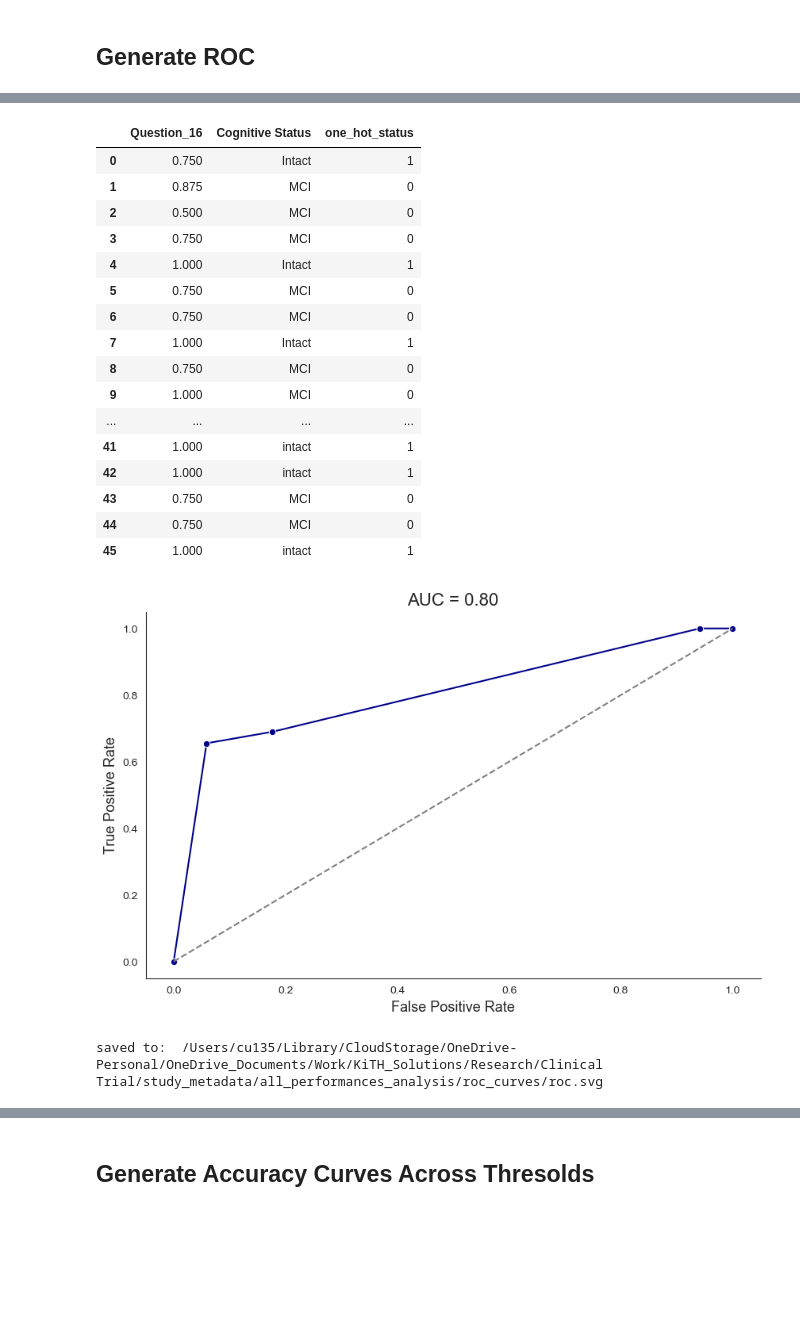
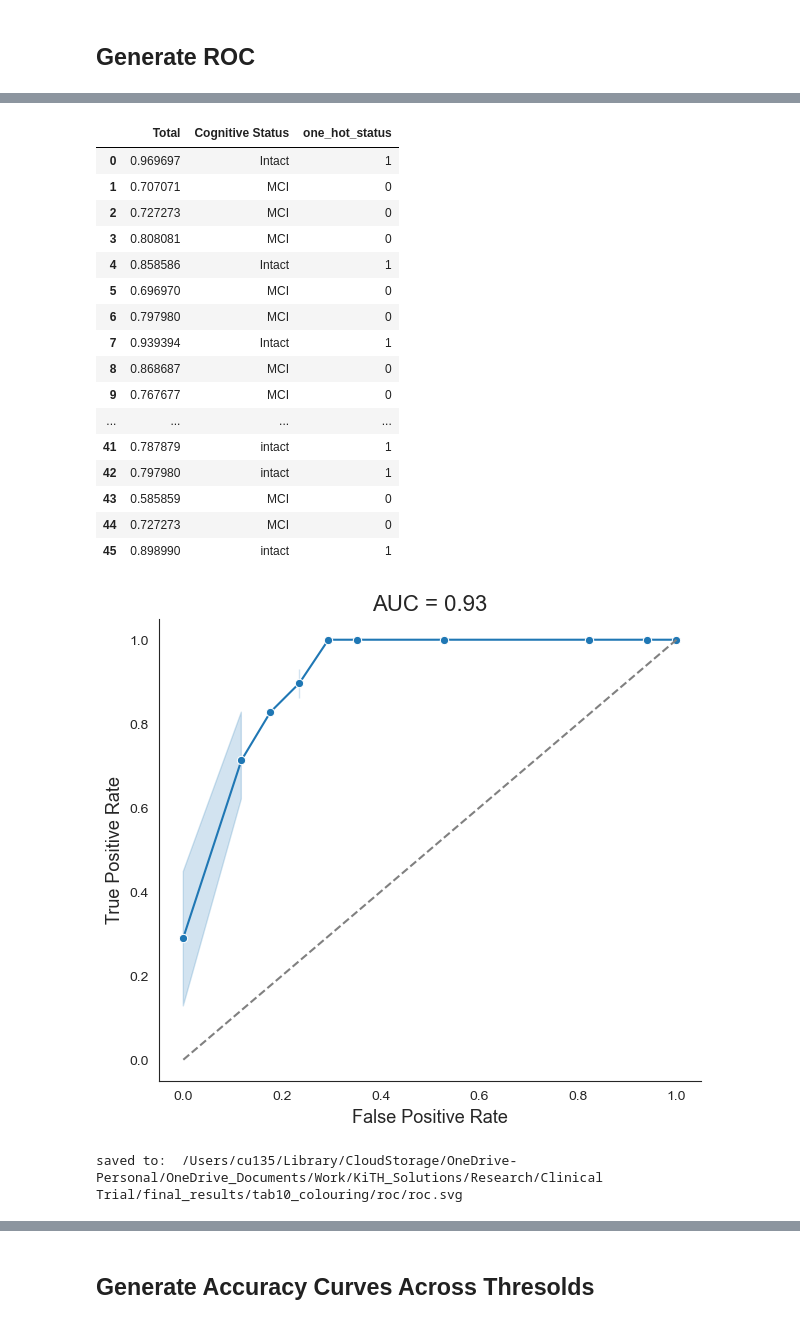
Before and after one commit to Calvinwhow/Research, a Jupyter notebook: nimlab/notebooks/statistical_notebooks/generic_spreadsheet_functions.ipynb, the cells around one changed output, grey strips where cells are left out. Saved outputs shown, nothing was run; the diff lists cells and outputs as text; code cells hidden in the pictures; blank space fills up the shorter version.

```diff
--- a/nimlab/notebooks/statistical_notebooks/generic_spreadsheet_functions.ipynb
+++ b/nimlab/notebooks/statistical_notebooks/generic_spreadsheet_functions.ipynb
@@ -60,7 +61,7 @@ if col_to_stop_at is not None:
 else:
     col_to_stop_at = pd.IndexSlice[:]
 
-data_df = df_1.loc[row_to_stop_at, col_to_stop_at].copy()
-data_df
+df_1 = df_1.loc[row_to_stop_at, col_to_stop_at].copy()
+df_1
 # %% [output]
 |  | Measurement | Cohort | Randomization Group | Age | Cognitive Status | Question_2 | Question_3 | ... |
@@ -142,12 +139,15 @@ descriptive_stats
 # %% [markdown]
 Normalize to Max Value in Column
 # %%
-for col in data_df.columns.to_list():
+age = df_1.pop('Age'
+)
+for col in df_1.columns.to_list():
     try:
-        data_df[col] = (data_df[col])/(data_df[col].max())
+        df_1[col] = (df_1[col])/(df_1[col].max())
     except:
         print(f'Cannot normalize {col}')
-data_df
+df_1['Age'] = age
+df_1
 # %% [output]
 Cannot normalize Measurement
 Cannot normalize Cognitive Status
@@ -178,0 +181,4 @@ Cannot normalize ADL Impaired
+# %%
+df_1['autocog_status'] = np.where(df_1['Total'] < 82/100, 1, 0)
+df_1['ace_status'] = np.where(df_1['Total'] < 82/100, 1, 0)
+df_1
@@ -290,31 +848,31 @@ Index(['Measurement', 'Cohort', 'Randomization Group', 'Age',
 # %%
-independent_var_column = 'Question_16'
+independent_var_column = 'Total'
 dependent_var_column = 'Cognitive Status'
 positive_outcome = 'MCI'
 negative_outcome = 'Intact'
 
 #----------------------------------------------------------------DO NOT TOUCH----------------------------------------------------------------
-data_df = data_df.loc[:, [independent_var_column, dependent_var_column]]
+data_df = df_1.loc[:, [independent_var_column, dependent_var_column]].copy()
 data_df['one_hot_status'] = np.where(data_df[dependent_var_column] == positive_outcome, 0, 1)
 display(data_df)
 # %% [output]
-|  | Question_16 | Cognitive Status | one_hot_status |
-| 0 | 0.750 | Intact | 1 |
-| 1 | 0.875 | MCI | 0 |
-| 2 | 0.500 | MCI | 0 |
-| 3 | 0.750 | MCI | 0 |
-| 4 | 1.000 | Intact | 1 |
-| 5 | 0.750 | MCI | 0 |
-| 6 | 0.750 | MCI | 0 |
-| 7 | 1.000 | Intact | 1 |
-| 8 | 0.750 | MCI | 0 |
-| 9 | 1.000 | MCI | 0 |
+|  | Total | Cognitive Status | one_hot_status |
+| 0 | 0.969697 | Intact | 1 |
+| 1 | 0.707071 | MCI | 0 |
+| 2 | 0.727273 | MCI | 0 |
+| 3 | 0.808081 | MCI | 0 |
+| 4 | 0.858586 | Intact | 1 |
+| 5 | 0.696970 | MCI | 0 |
+| 6 | 0.797980 | MCI | 0 |
+| 7 | 0.939394 | Intact | 1 |
+| 8 | 0.868687 | MCI | 0 |
+| 9 | 0.767677 | MCI | 0 |
 | ... | ... | ... | ... |
-| 41 | 1.000 | intact | 1 |
-| 42 | 1.000 | intact | 1 |
-| 43 | 0.750 | MCI | 0 |
-| 44 | 0.750 | MCI | 0 |
-| 45 | 1.000 | intact | 1 |
+| 41 | 0.787879 | intact | 1 |
+| 42 | 0.797980 | intact | 1 |
+| 43 | 0.585859 | MCI | 0 |
+| 44 | 0.727273 | MCI | 0 |
+| 45 | 0.898990 | intact | 1 |
 # %%
 import seaborn as sns
 from sklearn.metrics import roc_curve, auc
@@ -325,40 +883,40 @@ y_true = data_df['one_hot_status']
 scores = data_df[independent_var_column]
 
 # calculate the false positive rate and true positive rate for all thresholds of the classification
 fpr, tpr, thresholds = roc_curve(y_true, scores)
 
 # calculate the AUC (Area Under Curve)
 roc_auc = auc(fpr, tpr)
 
 # Create a DataFrame to store FPR, TPR, and corresponding thresholds
 df_roc = pd.DataFrame({
     "FPR": fpr,
     "TPR": tpr,
     "Threshold": thresholds
 })
 
 # Plot
 sns.set_style("white")
-roc = plt.figure(figsize=(10, 6))
-sns.lineplot(x="FPR", y="TPR", data=df_roc, marker='o', color="darkblue")
+roc = plt.figure(figsize=(7, 6))
+sns.lineplot(x="FPR", y="TPR", data=df_roc, marker='o', color="#1f77b4")
 
 
 plt.title(f'AUC = {roc_auc:.2f}', fontsize=16)
 plt.xlabel('False Positive Rate', fontsize=13)
 plt.ylabel('True Positive Rate', fontsize=13)
 
 plt.plot([0, 1], [0, 1], color='grey', linestyle='--')
 
 sns.despine()
 plt.show()
 
-if not os.path.exists(out_dir + '/roc_curves'):
-    os.makedirs(out_dir + '/roc_curves')
+if not os.path.exists(out_dir + '/roc'):
+    os.makedirs(out_dir + '/roc')
 
-roc.savefig(out_dir + '/roc_curves/roc.png')
-roc.savefig(out_dir + '/roc_curves/roc.svg')
-print('saved to: ', out_dir + '/roc_curves/roc.svg')
+roc.savefig(out_dir + '/roc/roc.png')
+roc.savefig(out_dir + '/roc/roc.svg')
+print('saved to: ', out_dir + '/roc/roc.svg')
 # %% [output]
-[figure, old version]
+[figure, new version]
-saved to:  /Users/cu135/Library/CloudStorage/OneDrive-Personal/OneDrive_Documents/Work/KiTH_Solutions/Research/Clinical Trial/study_metadata/all_performances_analysis/roc_curves/roc.svg
+saved to:  /Users/cu135/Library/CloudStorage/OneDrive-Personal/OneDrive_Documents/Work/KiTH_Solutions/Research/Clinical Trial/final_results/tab10_colouring/roc/roc.svg
 # %% [markdown]
```
Also changed, not shown: parts of 86 cells of this notebook, 17 other files.
